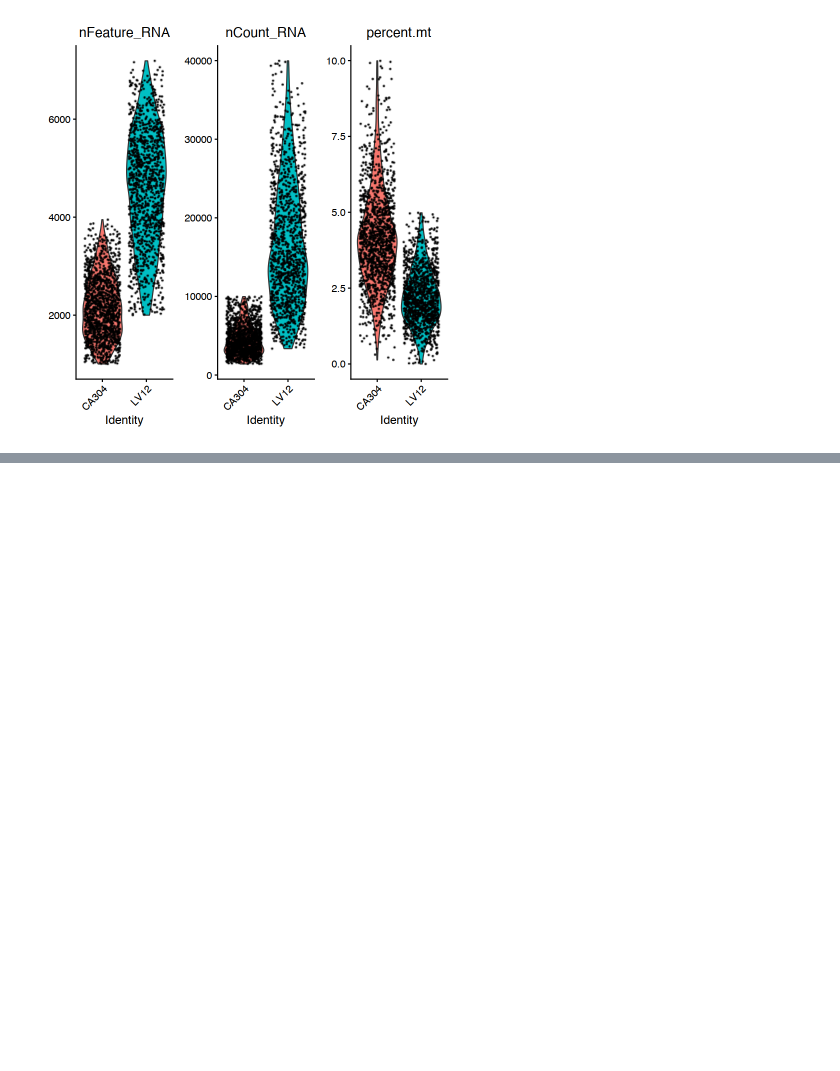
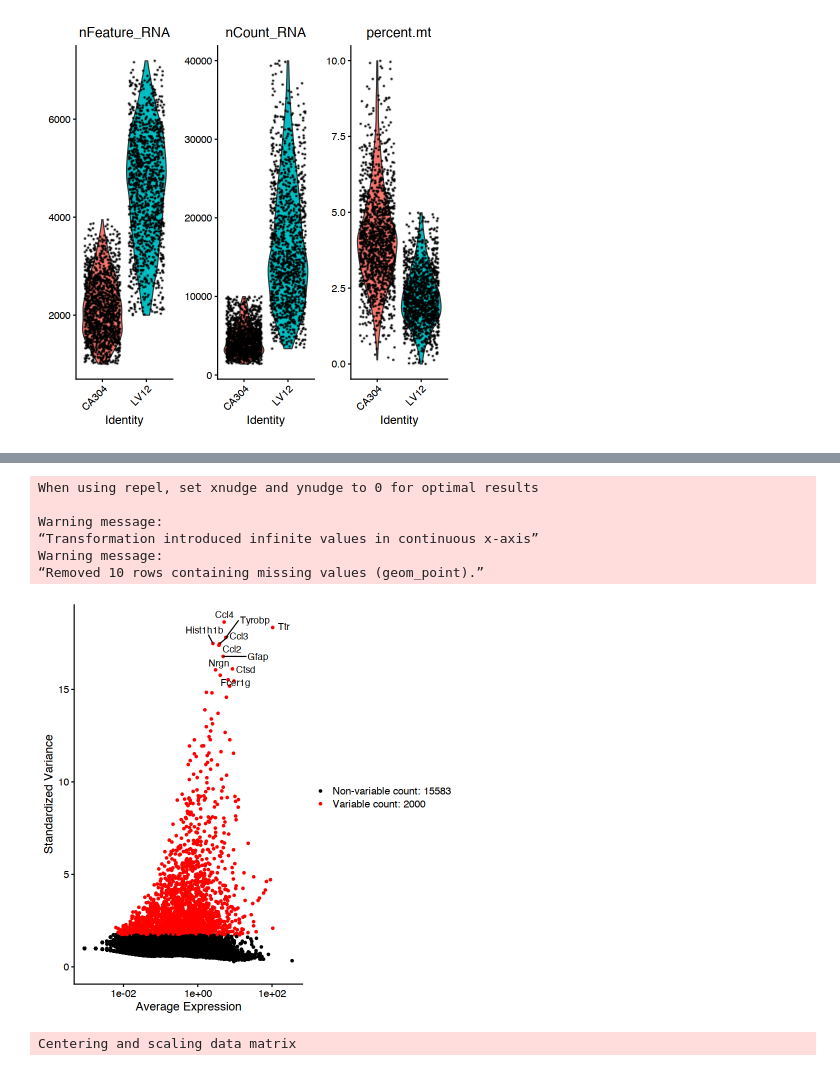
Before and after one commit to bowleslab/brain, a Jupyter notebook: brain.ipynb, the cells around one changed output, grey strips where cells are left out. Cells and saved outputs as stored; diff of their text form; code cells hidden in the pictures; blank space fills up the shorter version.

```diff
--- a/brain.ipynb
+++ b/brain.ipynb
@@ -103,0 +114,26 @@ VlnPlot(pbmc, features = c("nFeature_RNA", "nCount_RNA", "percent.mt"), ncol = 3
+# %%
+pbmcSTICRE12 <- subset(pbmcSTICRE12, subset = nFeature_RNA > 2000 & nFeature_RNA < 6500 & percent.mt < 4)
+# %%
+pbmcSTICRE12 <- NormalizeData(pbmcSTICRE12, normalization.method = "LogNormalize", scale.factor = 10000)
+# %%
+pbmcSTICRE12 <- FindVariableFeatures(pbmcSTICRE12, selection.method = "vst", nfeatures = 2000)
+
+# Identify the 10 most highly variable genes
+top10 <- head(VariableFeatures(pbmcSTICRE12), 10)
+
+# plot variable features with and without labels
+plot1 <- VariableFeaturePlot(pbmcSTICRE12)
+plot2 <- LabelPoints(plot = plot1, points = top10, repel = TRUE)
+plot2
+# %% [output]
+When using repel, set xnudge and ynudge to 0 for optimal results
+
+Warning message:
+“Transformation introduced infinite values in continuous x-axis”
+Warning message:
+“Removed 10 rows containing missing values (geom_point).”
+[figure, added]
+# %%
+pbmcSTICRE12 <- ScaleData(pbmcSTICRE12)
+# %% [output]
+Centering and scaling data matrix
```
Also changed, not shown: parts of 3 cells of this notebook.
